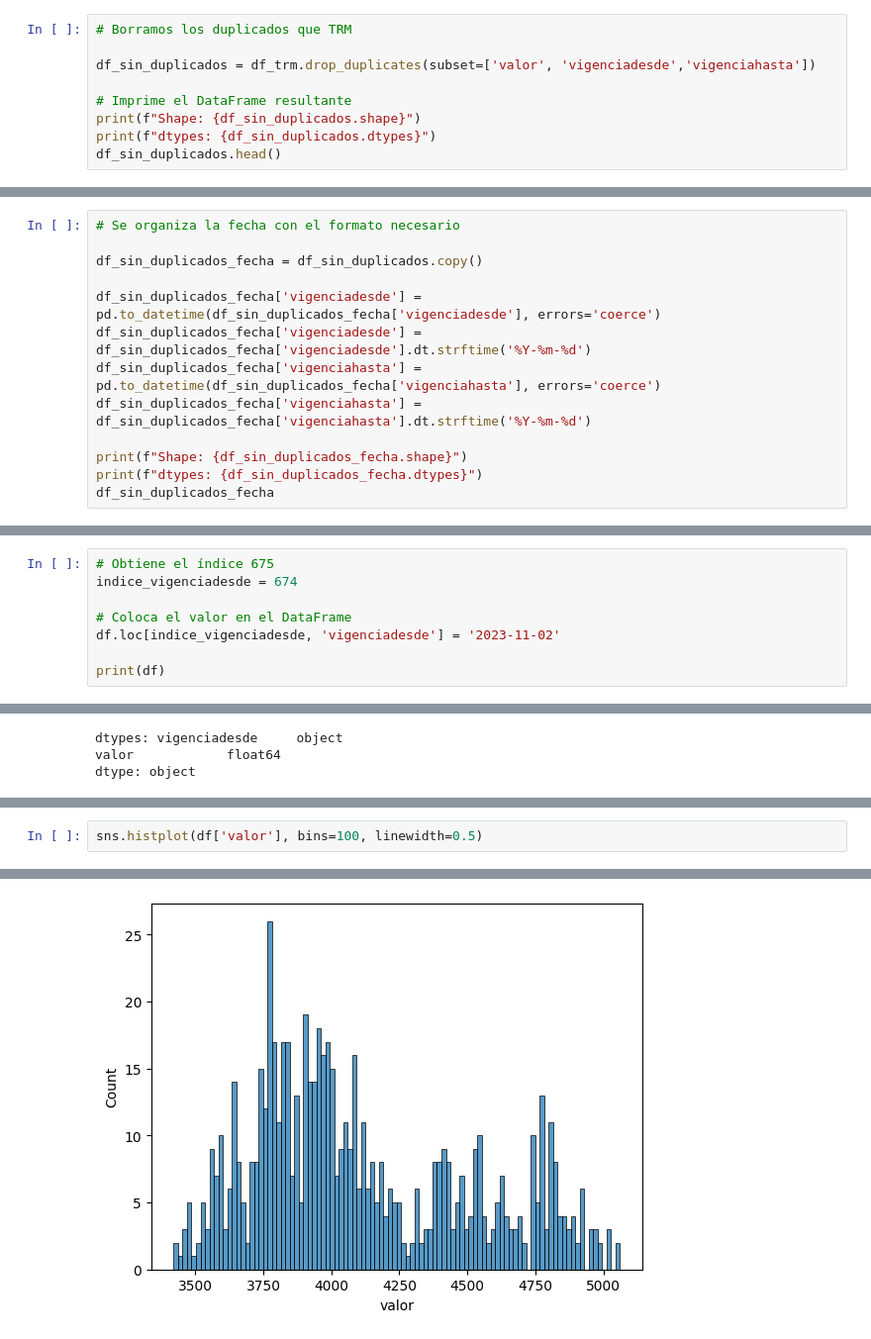
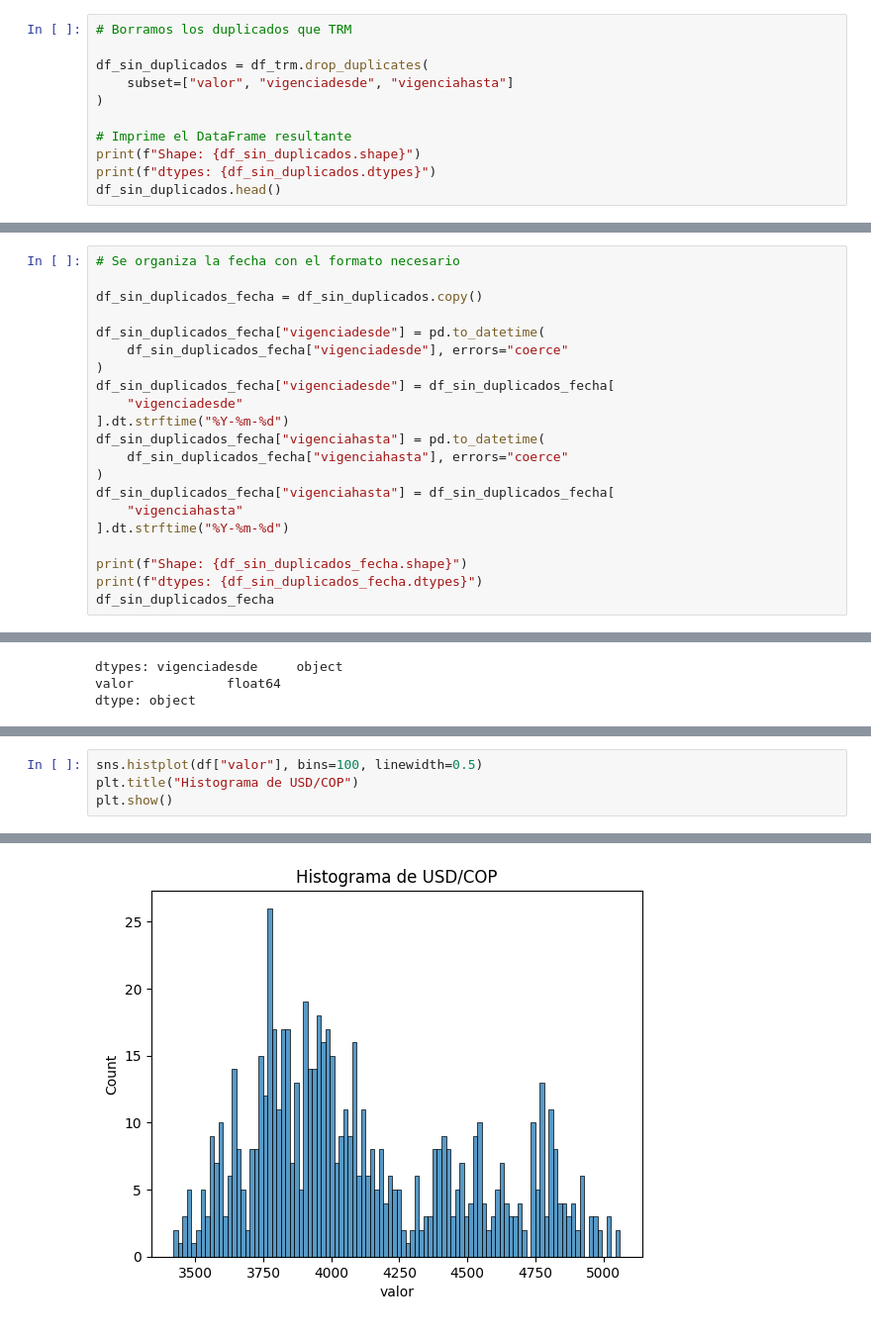
Before and after one commit to maestria-ds-eafit/Proyecto-Integrador-Semestre1, a Jupyter notebook: python-notebooks/EDA_Trm.ipynb, the cells around one changed output, grey strips where cells are left out. Shown: that part at 99% size. Drawn from its saved outputs; the diff is of its cells as text.

```diff
--- a/python-notebooks/EDA_Trm.ipynb
+++ b/python-notebooks/EDA_Trm.ipynb
@@ -89,7 +91,9 @@ for indice, grupo in duplicados.groupby(['vigenciadesde', 'vigenciahasta']):
 # %%
 # Borramos los duplicados que TRM
 
-df_sin_duplicados = df_trm.drop_duplicates(subset=['valor', 'vigenciadesde','vigenciahasta'])
+df_sin_duplicados = df_trm.drop_duplicates(
+    subset=["valor", "vigenciadesde", "vigenciahasta"]
+)
 
 # Imprime el DataFrame resultante
 print(f"Shape: {df_sin_duplicados.shape}")
@@ -114,10 +118,18 @@ dtype: object
 
 df_sin_duplicados_fecha = df_sin_duplicados.copy()
 
-df_sin_duplicados_fecha['vigenciadesde'] = pd.to_datetime(df_sin_duplicados_fecha['vigenciadesde'], errors='coerce')
-df_sin_duplicados_fecha['vigenciadesde'] = df_sin_duplicados_fecha['vigenciadesde'].dt.strftime('%Y-%m-%d')
-df_sin_duplicados_fecha['vigenciahasta'] = pd.to_datetime(df_sin_duplicados_fecha['vigenciahasta'], errors='coerce')
-df_sin_duplicados_fecha['vigenciahasta'] = df_sin_duplicados_fecha['vigenciahasta'].dt.strftime('%Y-%m-%d')
+df_sin_duplicados_fecha["vigenciadesde"] = pd.to_datetime(
+    df_sin_duplicados_fecha["vigenciadesde"], errors="coerce"
+)
+df_sin_duplicados_fecha["vigenciadesde"] = df_sin_duplicados_fecha[
+    "vigenciadesde"
+].dt.strftime("%Y-%m-%d")
+df_sin_duplicados_fecha["vigenciahasta"] = pd.to_datetime(
+    df_sin_duplicados_fecha["vigenciahasta"], errors="coerce"
+)
+df_sin_duplicados_fecha["vigenciahasta"] = df_sin_duplicados_fecha[
+    "vigenciahasta"
+].dt.strftime("%Y-%m-%d")
 
 print(f"Shape: {df_sin_duplicados_fecha.shape}")
 print(f"dtypes: {df_sin_duplicados_fecha.dtypes}")
@@ -171,11 +183,3 @@ hay_datos_nulos_valor = any(df.isnull()['valor'])
 print(hay_datos_nulos_vigenciadesde, hay_datos_nulos_valor)
 # %% [output]
 True False
-# %%
-# Obtiene el índice 675
-indice_vigenciadesde = 674
-
-# Coloca el valor en el DataFrame
-df.loc[indice_vigenciadesde, 'vigenciadesde'] = '2023-11-02'
-
-print(df)
@@ -234,5 +231,7 @@ min      3420.780000
 max      5061.210000
 Name: valor, dtype: float64
 # %%
-sns.histplot(df['valor'], bins=100, linewidth=0.5)
+sns.histplot(df["valor"], bins=100, linewidth=0.5)
+plt.title("Histograma de USD/COP")
+plt.show()
 # %% [output]
@@ -240 +238 @@ sns.histplot(df['valor'], bins=100, linewidth=0.5)
-[figure, old version]
+[figure, new version]
```
Also changed, not shown: parts of 27 cells of this notebook, 3 other files.
